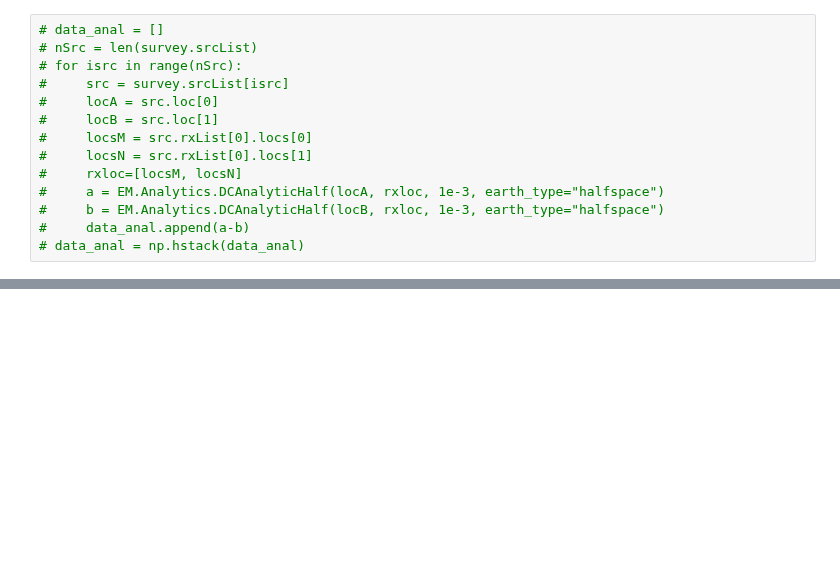
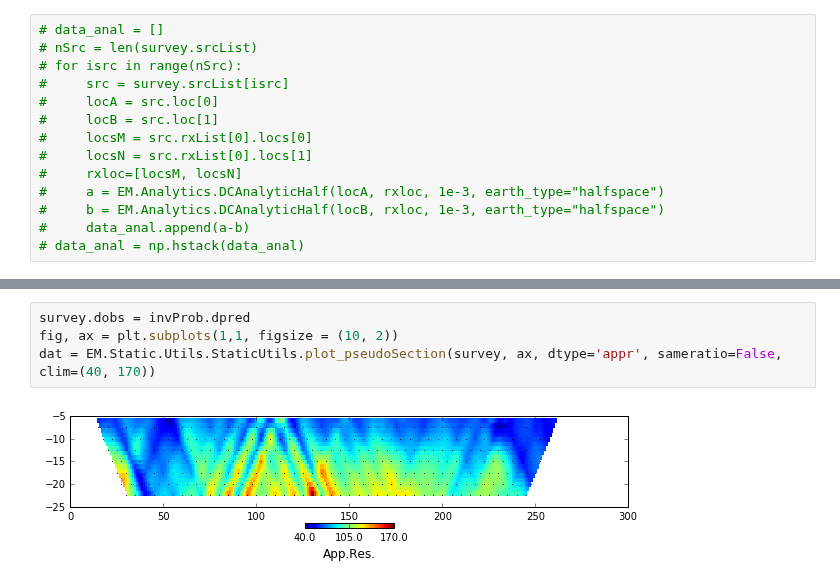
Before and after one commit to sgkang/DamGeophysics, a Jupyter notebook: notebook/DCinversionCCdam.ipynb, the cells around one changed output, grey strips where cells are left out. Cells and saved outputs as stored; diff of their text form; blank space fills up the shorter version.

```diff
--- a/notebook/DCinversionCCdam.ipynb
+++ b/notebook/DCinversionCCdam.ipynb
@@ -107,0 +186,6 @@ NameError: name 'dobsDC' is not defined
+# %%
+survey.dobs = invProb.dpred
+fig, ax = plt.subplots(1,1, figsize = (10, 2))
+dat = EM.Static.Utils.StaticUtils.plot_pseudoSection(survey, ax, dtype='appr', sameratio=False, clim=(40, 170))
+# %% [output]
+[figure, added]
```
Also changed, not shown: parts of 13 cells of this notebook, 17 other files.
